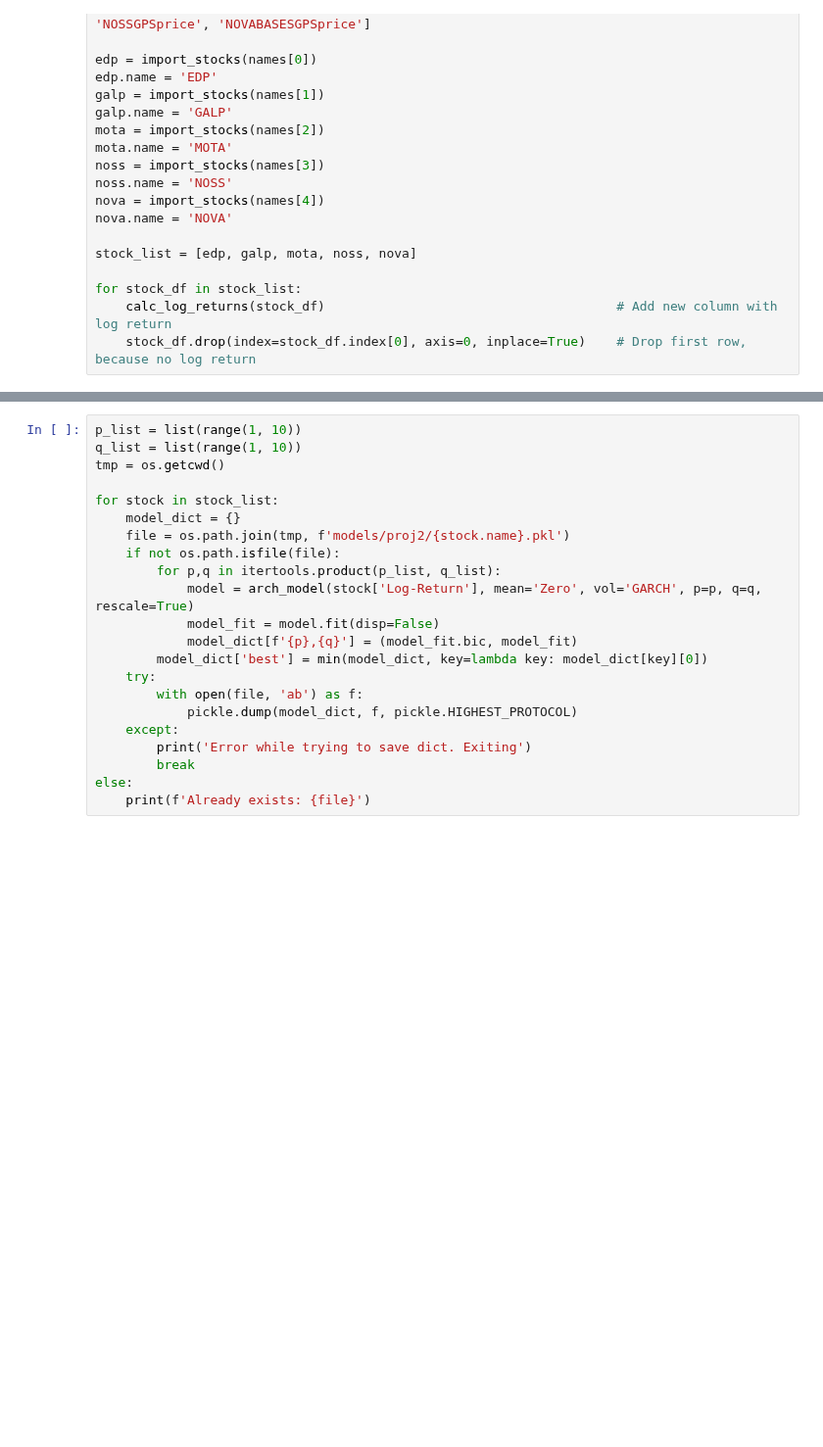
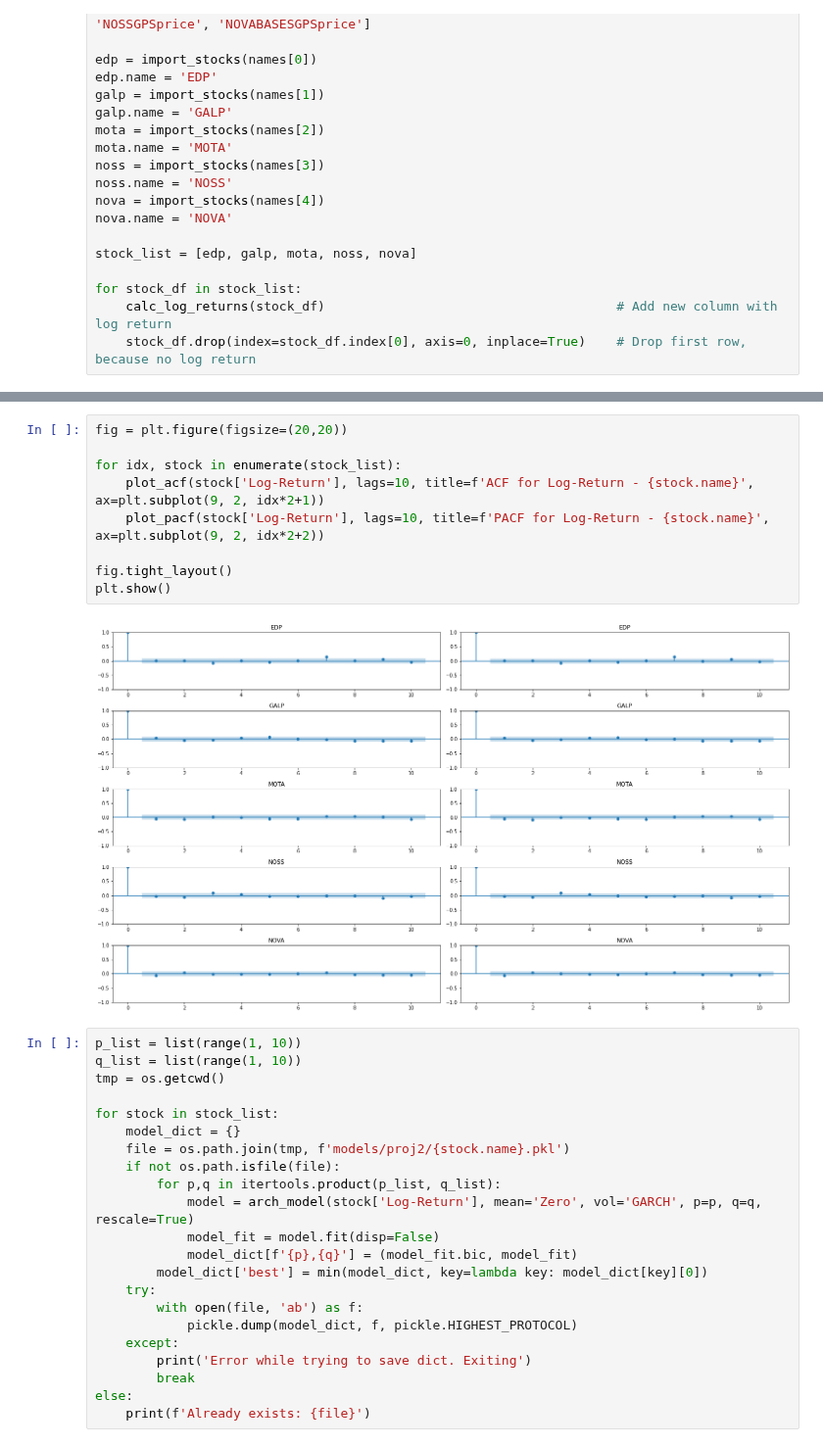
Before and after one commit to marcoHoev/time-series, a Jupyter notebook: project2/project2.ipynb, the cells around one changed output, grey strips where cells are left out. Shown at 98% size. Saved outputs shown, nothing was run; the diff lists cells and outputs as text; blank space fills up the shorter version.

```diff
--- a/project2/project2.ipynb
+++ b/project2/project2.ipynb
@@ -68,3 +68,14 @@ plot_acf(edp['Log-Return'], ax=plt.subplot(2, 1, 1))
+# %%
+fig = plt.figure(figsize=(20,20))
+
+for idx, stock in enumerate(stock_list):
+    plot_acf(stock['Log-Return'], lags=10, title=f'ACF for Log-Return - {stock.name}', ax=plt.subplot(9, 2, idx*2+1))
+    plot_pacf(stock['Log-Return'], lags=10, title=f'PACF for Log-Return - {stock.name}', ax=plt.subplot(9, 2, idx*2+2))
+
+fig.tight_layout()
+plt.show()
+# %% [output]
+[figure, added]
 # %%
 p_list = list(range(1, 10))
 q_list = list(range(1, 10))
```
Also changed, not shown: parts of 5 cells of this notebook, 13 other files.
